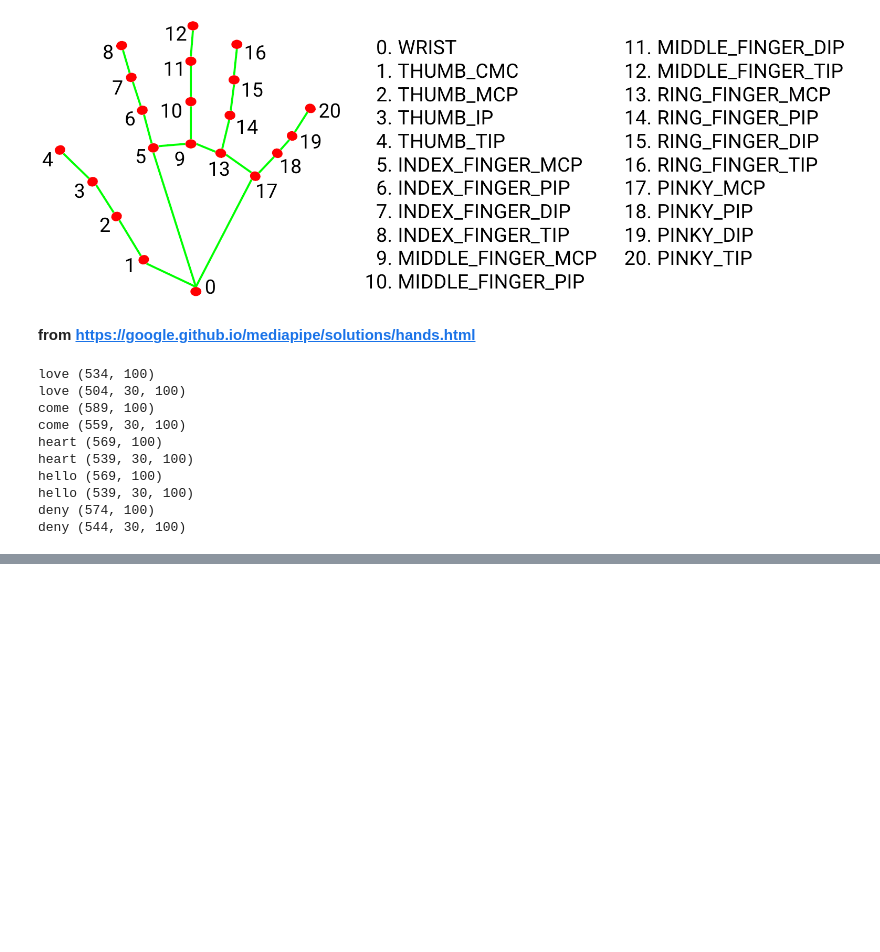
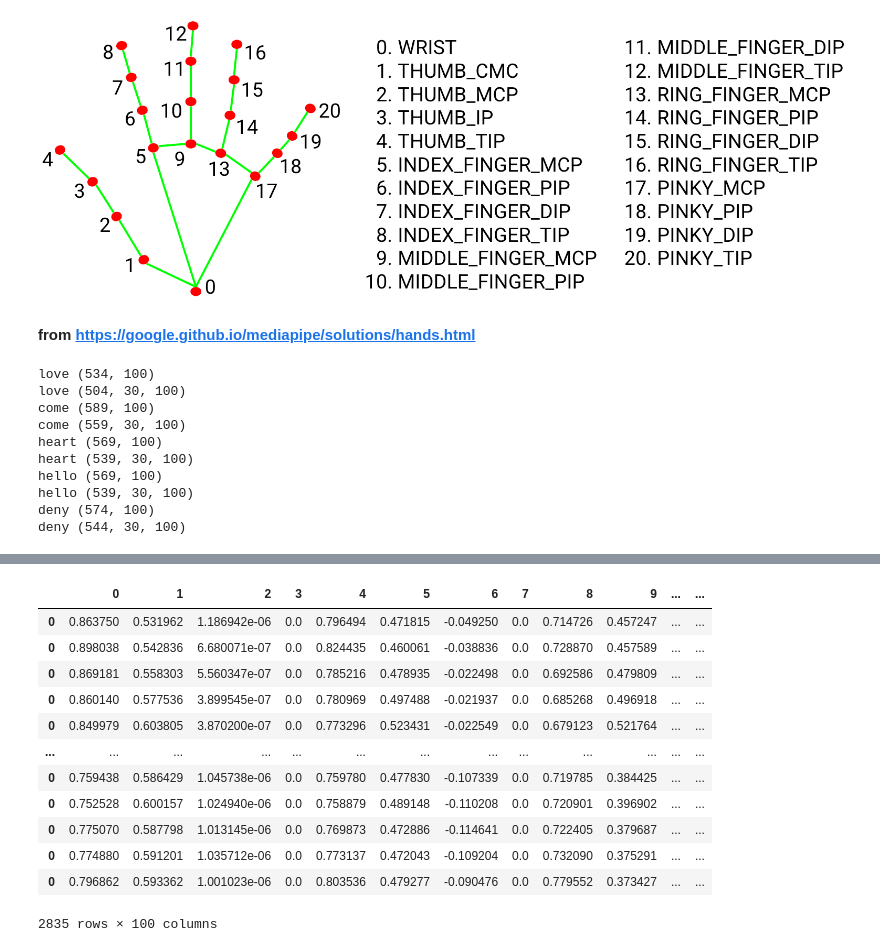
Before and after one commit to DSJosephAhn/hand_recognition, a Jupyter notebook: data_preparation.ipynb, the cells around one changed output, grey strips where cells are left out. Saved outputs shown, nothing was run; the diff lists cells and outputs as text; code cells hidden in the pictures; blank space fills up the shorter version.

```diff
--- a/data_preparation.ipynb
+++ b/data_preparation.ipynb
@@ -107,0 +163,19 @@ deny (544, 30, 100)
+# %%
+collected_df= pd.DataFrame()
+for j in range(len(collected_dataset)):
+    collected_df= pd.concat([collected_df, pd.DataFrame(collected_dataset[j]).T], axis=0)
+collected_df
+# %% [output]
+|  | 0 | 1 | 2 | 3 | 4 | 5 | 6 | 7 | 8 | 9 | ... | ... |
+| 0 | 0.863750 | 0.531962 | 1.186942e-06 | 0.0 | 0.796494 | 0.471815 | -0.049250 | 0.0 | 0.714726 | 0.457247 | ... | ... |
+| 0 | 0.898038 | 0.542836 | 6.680071e-07 | 0.0 | 0.824435 | 0.460061 | -0.038836 | 0.0 | 0.728870 | 0.457589 | ... | ... |
+| 0 | 0.869181 | 0.558303 | 5.560347e-07 | 0.0 | 0.785216 | 0.478935 | -0.022498 | 0.0 | 0.692586 | 0.479809 | ... | ... |
+| 0 | 0.860140 | 0.577536 | 3.899545e-07 | 0.0 | 0.780969 | 0.497488 | -0.021937 | 0.0 | 0.685268 | 0.496918 | ... | ... |
+| 0 | 0.849979 | 0.603805 | 3.870200e-07 | 0.0 | 0.773296 | 0.523431 | -0.022549 | 0.0 | 0.679123 | 0.521764 | ... | ... |
+| ... | ... | ... | ... | ... | ... | ... | ... | ... | ... | ... | ... | ... |
+| 0 | 0.759438 | 0.586429 | 1.045738e-06 | 0.0 | 0.759780 | 0.477830 | -0.107339 | 0.0 | 0.719785 | 0.384425 | ... | ... |
+| 0 | 0.752528 | 0.600157 | 1.024940e-06 | 0.0 | 0.758879 | 0.489148 | -0.110208 | 0.0 | 0.720901 | 0.396902 | ... | ... |
+| 0 | 0.775070 | 0.587798 | 1.013145e-06 | 0.0 | 0.769873 | 0.472886 | -0.114641 | 0.0 | 0.722405 | 0.379687 | ... | ... |
+| 0 | 0.774880 | 0.591201 | 1.035712e-06 | 0.0 | 0.773137 | 0.472043 | -0.109204 | 0.0 | 0.732090 | 0.375291 | ... | ... |
+| 0 | 0.796862 | 0.593362 | 1.001023e-06 | 0.0 | 0.803536 | 0.479277 | -0.090476 | 0.0 | 0.779552 | 0.373427 | ... | ... |
+2835 rows × 100 columns
```
Also changed, not shown: parts of 10 cells of this notebook, 53 other files.
